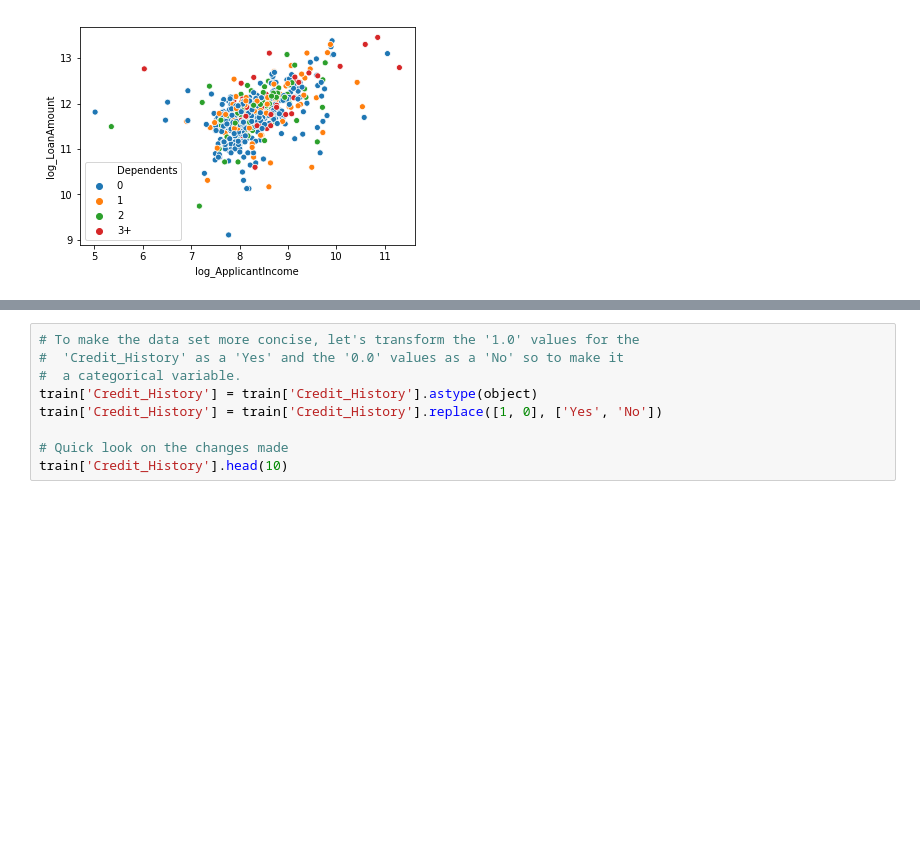
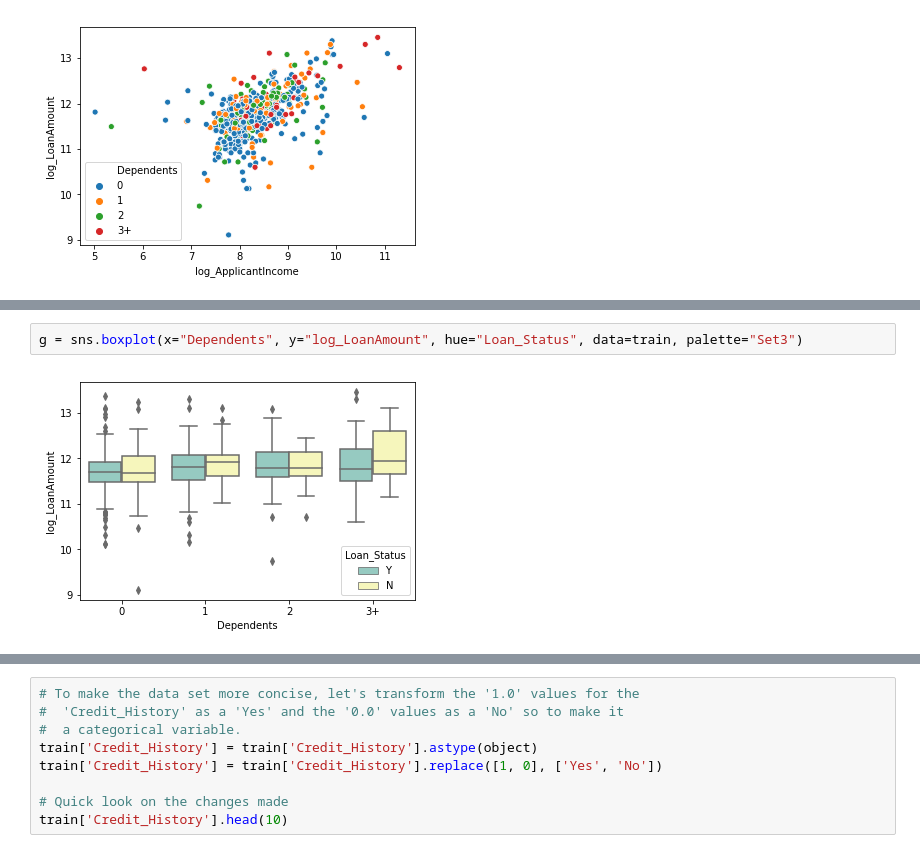
Before and after one commit to Buidex/loan_prediction_AnalyticsVidhya, a Jupyter notebook: Loan Prediction III - Analytics Vidhya.ipynb, the cells around one changed output, grey strips where cells are left out. Saved outputs shown, nothing was run; the diff lists cells and outputs as text; blank space fills up the shorter version.

```diff
--- a/Loan Prediction III - Analytics Vidhya.ipynb
+++ b/Loan Prediction III - Analytics Vidhya.ipynb
@@ -337,0 +420,4 @@ g = sns.catplot(x="Dependents", y="log_LoanAmount", data=train, kind="violin", p
+# %%
+g = sns.boxplot(x="Dependents", y="log_LoanAmount", hue="Loan_Status", data=train, palette="Set3")
+# %% [output]
+[figure, added]
```
Also changed, not shown: parts of 38 cells of this notebook.
